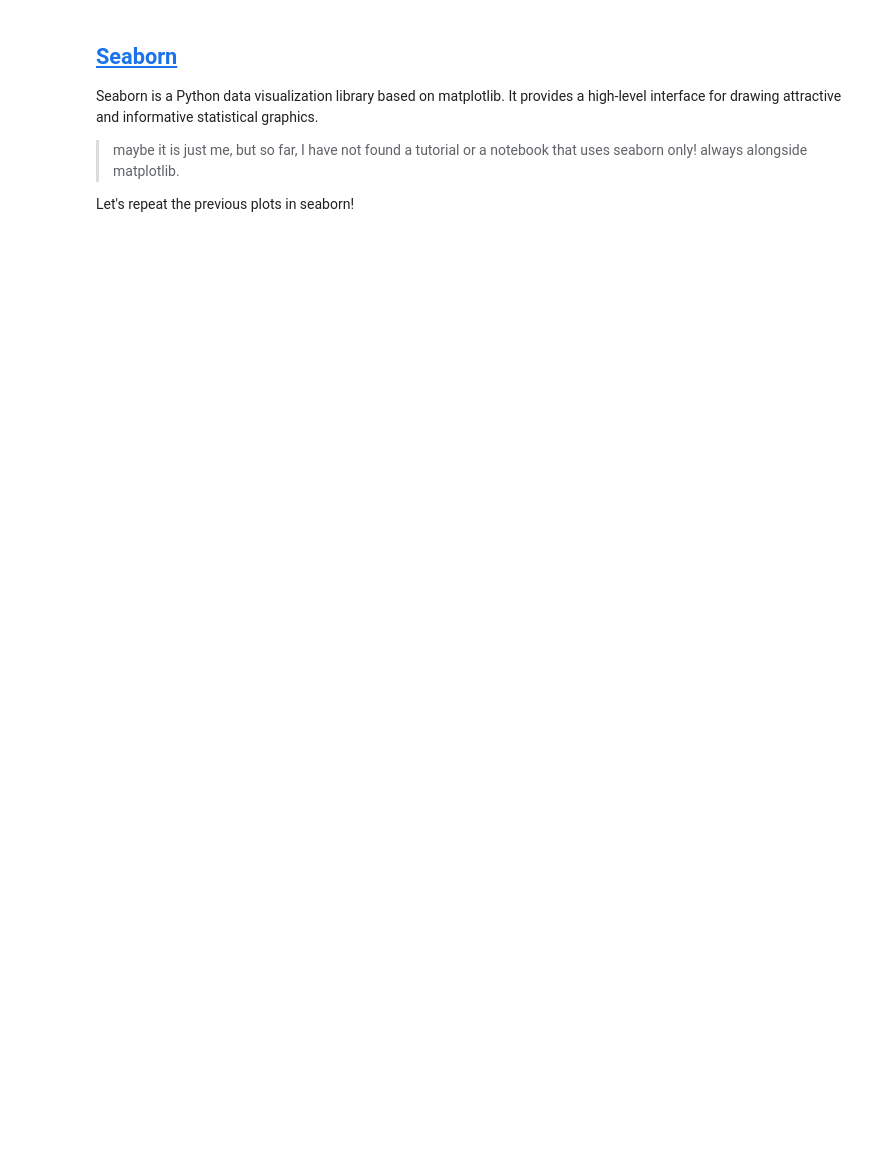
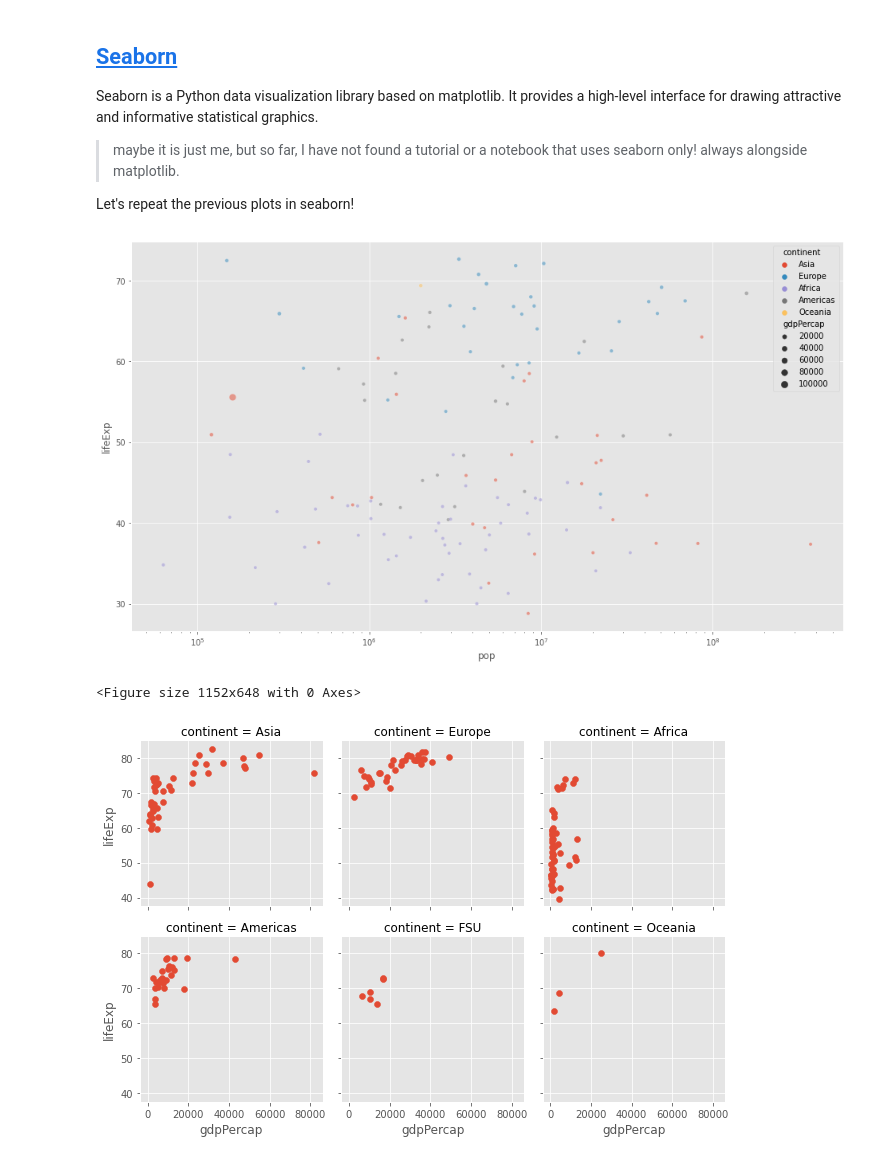
Before and after one commit to HossamKhir/nd089-connect, a Jupyter notebook: notebooks/connect-07.ipynb, the cells around one changed output. Cells and saved outputs as stored; diff of their text form; code cells hidden in the pictures; blank space fills up the shorter version.

Commit message:
feat: finished plotting w/ seaborn

```diff
--- a/notebooks/connect-07.ipynb
+++ b/notebooks/connect-07.ipynb
@@ -478,3 +507,56 @@ graphics.
 > maybe it is just me, but so far, I have not found a tutorial or a notebook that uses seaborn only! always alongside matplotlib.
 
 Let's repeat the previous plots in seaborn!
+# %%
+import seaborn as sns
+
+sns.scatterplot(
+    data=gap_52, x="pop", y="lifeExp", hue="continent", size="gdpPercap", alpha=0.5
+)
+
+plt.xscale("log")
+plt.show()
+
+plt.clf()
+
+grid = sns.FacetGrid(gap_07, col="continent", col_wrap=3)
+grid.map(plt.scatter, "gdpPercap", "lifeExp")
+plt.show()
+
+plt.clf()
+
+median_gdpPercap = (
+    gapminder.loc[:, ["year", "gdpPercap", "continent"]]
+    .groupby(["year", "continent"])
+    .agg({"gdpPercap": "median"})
+    .reset_index()
+)
+
+sns.lineplot(data=median_gdpPercap, x="year", y="gdpPercap", hue="continent")
+plt.show()
+
+plt.clf()
+
+median_gdpPercap = (
+    gapminder.loc[:, ["continent", "gdpPercap"]]
+    .groupby("continent")
+    .median()
+    .reset_index()
+)
+
+sns.barplot(data=median_gdpPercap, x="continent", y="gdpPercap")
+plt.show()
+
+plt.clf()
+
+sns.histplot(data=gapminder, x="pop", log_scale=[True, False])
+plt.show()
+
+plt.clf()
+
+sns.boxplot(data=gapminder, x="continent", y="gdpPercap")
+plt.show()
+# %% [output]
+[figure, added]
+<Figure size 1152x648 with 0 Axes>
+[figure, added]
```
Also changed, not shown: parts of 13 cells of this notebook.
